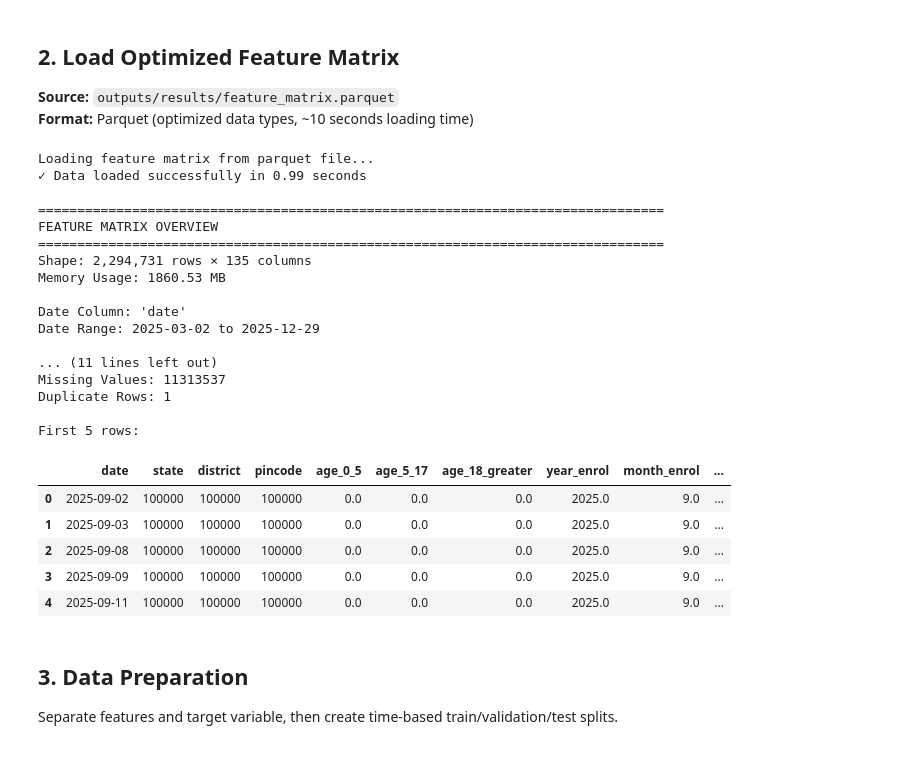
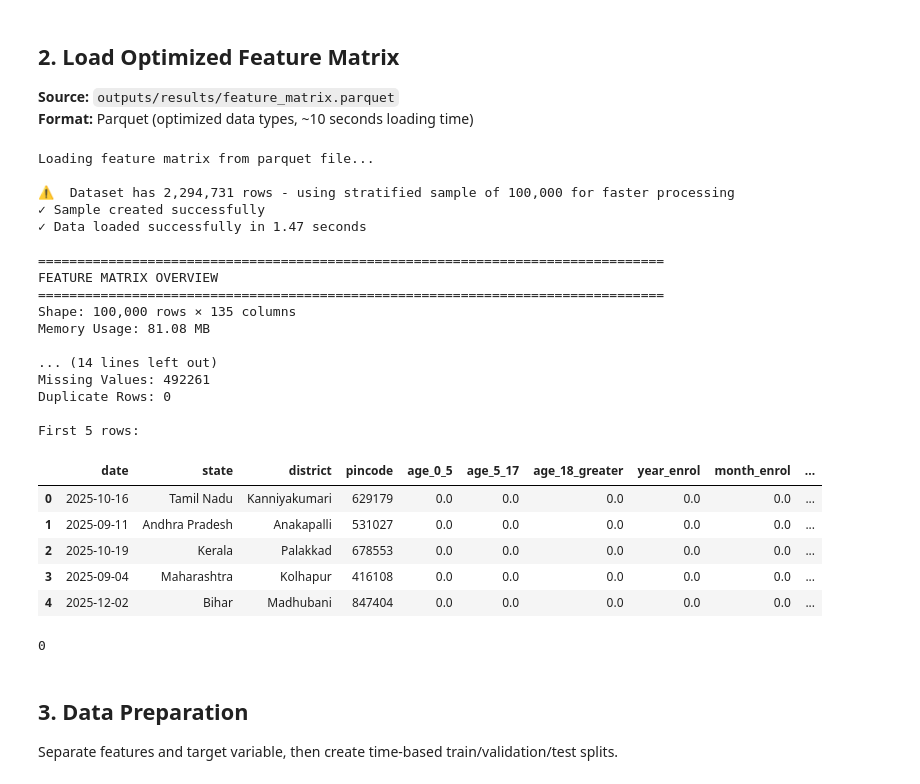
Before and after one commit to PrinceThummar011/UIDAI-Hackathon, a Jupyter notebook: notebooks/04_model_development.ipynb, the cells around one changed output. Drawn from its saved outputs; the diff is of its cells as text; code cells hidden in the pictures.

Commit message:
make model and realted figures and all things

```diff
--- a/notebooks/04_model_development.ipynb
+++ b/notebooks/04_model_development.ipynb
@@ -73,11 +88,21 @@ Timestamp: 2026-01-18 18:50:31
 **Source:** `outputs/results/feature_matrix.parquet`
 **Format:** Parquet (optimized data types, ~10 seconds loading time)
 # %%
-# Load optimized feature matrix
+# Load optimized feature matrix with sampling for faster processing
 print("Loading feature matrix from parquet file...")
 start_time = time.time()
 
+# Load with sampling to reduce memory usage
 df = pd.read_parquet('../outputs/results/feature_matrix.parquet')
+
+# MEMORY OPTIMIZATION: Use sample for model development
+SAMPLE_SIZE = 100000  # Adjust based on your PC's RAM (100k is safe for most systems)
+if len(df) > SAMPLE_SIZE:
+    print(f"\n⚠️  Dataset has {len(df):,} rows - using stratified sample of {SAMPLE_SIZE:,} for faster processing")
+    df = df.sample(n=SAMPLE_SIZE, random_state=42).reset_index(drop=True)
+    print("✓ Sample created successfully")
+else:
+    print(f"✓ Using full dataset ({len(df):,} rows)")
 
 load_time = time.time() - start_time
 print(f"✓ Data loaded successfully in {load_time:.2f} seconds")
@@ -95,47 +120,51 @@ if date_cols:
     date_col = date_cols[0]
     print(f"\nDate Column: '{date_col}'")
     print(f"Date Range: {df[date_col].min()} to {df[date_col].max()}")
 else:
     print("\nNo explicit date column found")
 
 # Display data types
 print("\nData Types Distribution:")
 print(df.dtypes.value_counts())
 
 # Check for issues
 print("\n" + "="*80)
 print("DATA QUALITY CHECK")
 print("="*80)
 print(f"Missing Values: {df.isnull().sum().sum()}")
 print(f"Duplicate Rows: {df.duplicated().sum()}")
 
 # Display first few rows
 print("\nFirst 5 rows:")
 display(df.head())
+
+# Clear memory
+gc.collect()
 # %% [output]
 Loading feature matrix from parquet file...
-✓ Data loaded successfully in 0.99 seconds
+
+⚠️  Dataset has 2,294,731 rows - using stratified sample of 100,000 for faster processing
+✓ Sample created successfully
+✓ Data loaded successfully in 1.47 seconds
 
 ================================================================================
 FEATURE MATRIX OVERVIEW
 ================================================================================
-Shape: 2,294,731 rows × 135 columns
-Memory Usage: 1860.53 MB
+Shape: 100,000 rows × 135 columns
+Memory Usage: 81.08 MB
 
-Date Column: 'date'
-Date Range: 2025-03-02 to 2025-12-29
-
-... (11 lines left out)
-Missing Values: 11313537
-Duplicate Rows: 1
+... (14 lines left out)
+Missing Values: 492261
+Duplicate Rows: 0
 
 First 5 rows:
 |  | date | state | district | pincode | age_0_5 | age_5_17 | age_18_greater | year_enrol | month_enrol | ... |
-| 0 | 2025-09-02 | 100000 | 100000 | 100000 | 0.0 | 0.0 | 0.0 | 2025.0 | 9.0 | ... |
-| 1 | 2025-09-03 | 100000 | 100000 | 100000 | 0.0 | 0.0 | 0.0 | 2025.0 | 9.0 | ... |
-| 2 | 2025-09-08 | 100000 | 100000 | 100000 | 0.0 | 0.0 | 0.0 | 2025.0 | 9.0 | ... |
-| 3 | 2025-09-09 | 100000 | 100000 | 100000 | 0.0 | 0.0 | 0.0 | 2025.0 | 9.0 | ... |
-| 4 | 2025-09-11 | 100000 | 100000 | 100000 | 0.0 | 0.0 | 0.0 | 2025.0 | 9.0 | ... |
+| 0 | 2025-10-16 | Tamil Nadu | Kanniyakumari | 629179 | 0.0 | 0.0 | 0.0 | 0.0 | 0.0 | ... |
+| 1 | 2025-09-11 | Andhra Pradesh | Anakapalli | 531027 | 0.0 | 0.0 | 0.0 | 0.0 | 0.0 | ... |
+| 2 | 2025-10-19 | Kerala | Palakkad | 678553 | 0.0 | 0.0 | 0.0 | 0.0 | 0.0 | ... |
+| 3 | 2025-09-04 | Maharashtra | Kolhapur | 416108 | 0.0 | 0.0 | 0.0 | 0.0 | 0.0 | ... |
+| 4 | 2025-12-02 | Bihar | Madhubani | 847404 | 0.0 | 0.0 | 0.0 | 0.0 | 0.0 | ... |
+0
 # %% [markdown]
 ## 3. Data Preparation
 
```
Also changed, not shown: parts of 13 cells of this notebook, 11 other files.
